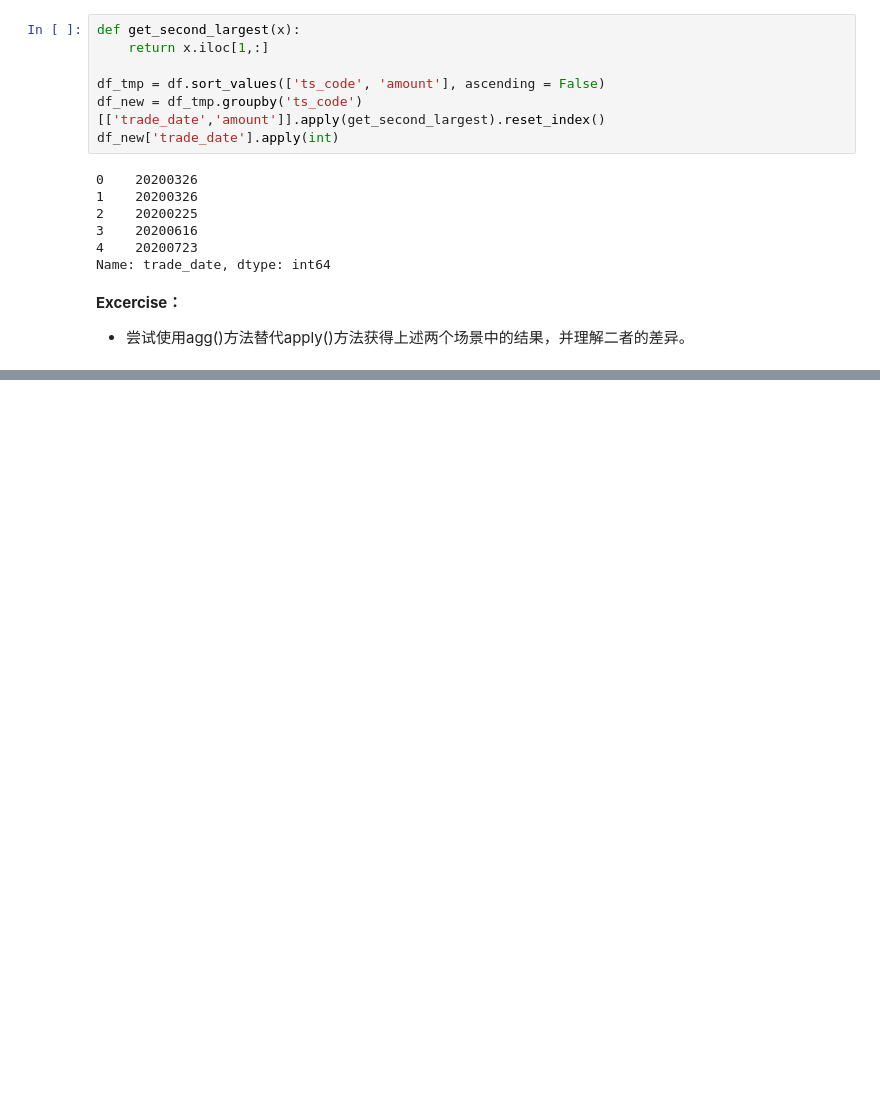
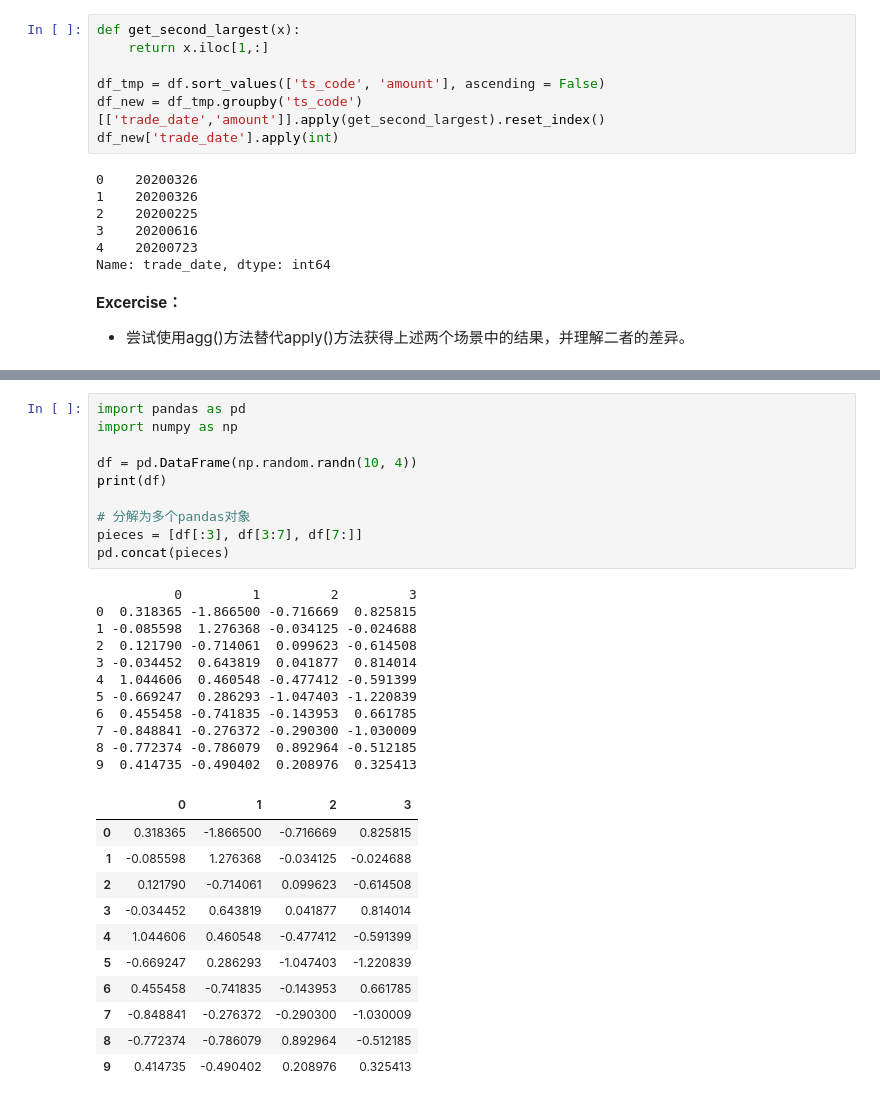
Before and after one commit to superMC5657/jrxy_python_course, a Jupyter notebook: BasicSession/pandas_learn.ipynb, the cells around one changed output, grey strips where cells are left out. Saved outputs shown, nothing was run; the diff lists cells and outputs as text; blank space fills up the shorter version.

```diff
--- a/BasicSession/pandas_learn.ipynb
+++ b/BasicSession/pandas_learn.ipynb
@@ -406,0 +441,33 @@ Name: trade_date, dtype: int64
+# %%
+import pandas as pd
+import numpy as np
+
+df = pd.DataFrame(np.random.randn(10, 4))
+print(df)
+
+# 分解为多个pandas对象
+pieces = [df[:3], df[3:7], df[7:]]
+pd.concat(pieces)
+# %% [output]
+          0         1         2         3
+0  0.318365 -1.866500 -0.716669  0.825815
+1 -0.085598  1.276368 -0.034125 -0.024688
+2  0.121790 -0.714061  0.099623 -0.614508
+3 -0.034452  0.643819  0.041877  0.814014
+4  1.044606  0.460548 -0.477412 -0.591399
+5 -0.669247  0.286293 -1.047403 -1.220839
+6  0.455458 -0.741835 -0.143953  0.661785
+7 -0.848841 -0.276372 -0.290300 -1.030009
+8 -0.772374 -0.786079  0.892964 -0.512185
+9  0.414735 -0.490402  0.208976  0.325413
+|  | 0 | 1 | 2 | 3 |
+| 0 | 0.318365 | -1.866500 | -0.716669 | 0.825815 |
+| 1 | -0.085598 | 1.276368 | -0.034125 | -0.024688 |
+| 2 | 0.121790 | -0.714061 | 0.099623 | -0.614508 |
+| 3 | -0.034452 | 0.643819 | 0.041877 | 0.814014 |
+| 4 | 1.044606 | 0.460548 | -0.477412 | -0.591399 |
+| 5 | -0.669247 | 0.286293 | -1.047403 | -1.220839 |
+| 6 | 0.455458 | -0.741835 | -0.143953 | 0.661785 |
+| 7 | -0.848841 | -0.276372 | -0.290300 | -1.030009 |
+| 8 | -0.772374 | -0.786079 | 0.892964 | -0.512185 |
+| 9 | 0.414735 | -0.490402 | 0.208976 | 0.325413 |
```
Also changed, not shown: parts of 12 cells of this notebook.
